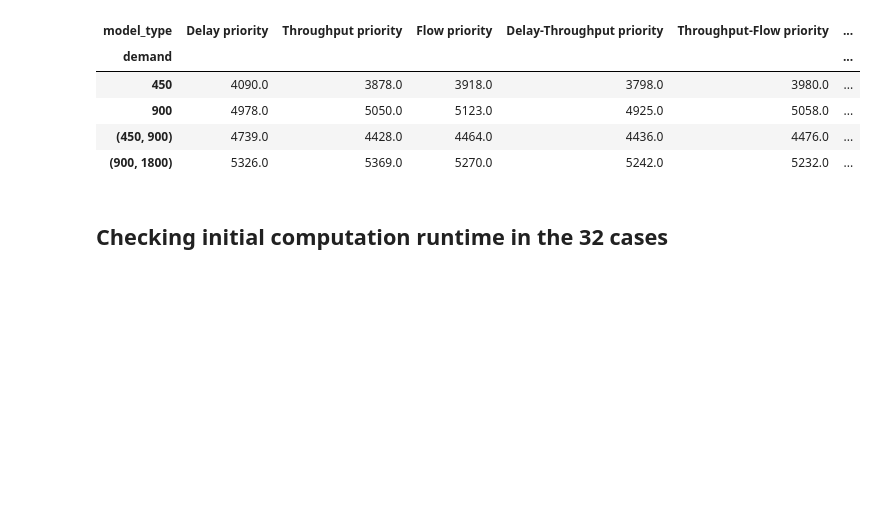
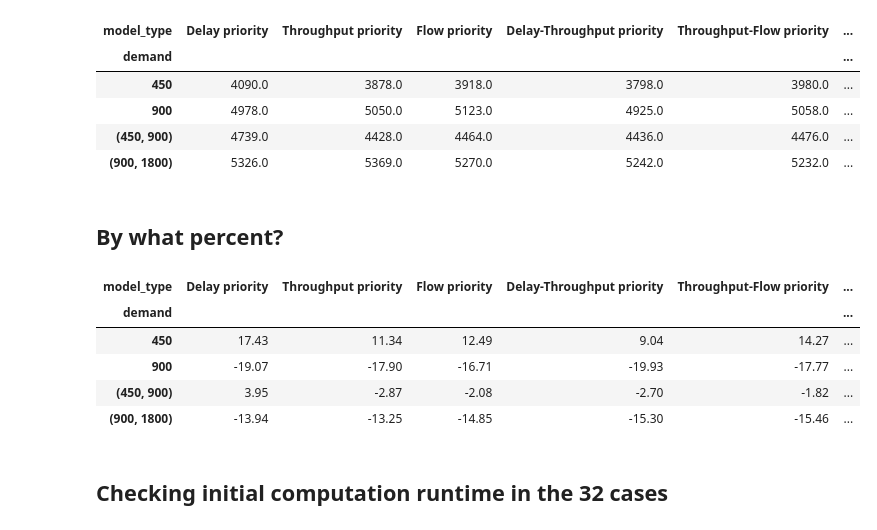
Before and after one commit to DEGABGED/ctm_data_processing, a Jupyter notebook: Analysis of Results.ipynb, the cells around one changed output. Drawn from its saved outputs; the diff is of its cells as text; code cells hidden in the pictures; blank space fills up the shorter version.

```diff
--- a/Analysis of Results.ipynb
+++ b/Analysis of Results.ipynb
@@ -144,6 +156,20 @@ Total actual throughput over 10 minutes (in vehicles)
 | 900 | 4978.0 | 5050.0 | 5123.0 | 4925.0 | 5058.0 | ... |
 | (450, 900) | 4739.0 | 4428.0 | 4464.0 | 4436.0 | 4476.0 | ... |
 | (900, 1800) | 5326.0 | 5369.0 | 5270.0 | 5242.0 | 5232.0 | ... |
+# %% [markdown]
+## By what percent?
+# %%
+df_thru_percent = (df_total_thru_table.iloc[:, :-1] - df_total_thru_table[['Parent model']].values) * 100 / df_total_thru_table[['Parent model']].values
+#df_total_thru_table[['Parent model']]
+
+df_thru_percent.round(2)#.mean(axis=1)
+# %% [output]
+| model_type | Delay priority | Throughput priority | Flow priority | Delay-Throughput priority | Throughput-Flow priority | ... |
+| demand |  |  |  |  |  | ... |
+| 450 | 17.43 | 11.34 | 12.49 | 9.04 | 14.27 | ... |
+| 900 | -19.07 | -17.90 | -16.71 | -19.93 | -17.77 | ... |
+| (450, 900) | 3.95 | -2.87 | -2.08 | -2.70 | -1.82 | ... |
+| (900, 1800) | -13.94 | -13.25 | -14.85 | -15.30 | -15.46 | ... |
 # %% [markdown]
 ## Checking initial computation runtime in the 32 cases
 # %%
```
Also changed, not shown: parts of 1 cell of this notebook, 2 other files.
